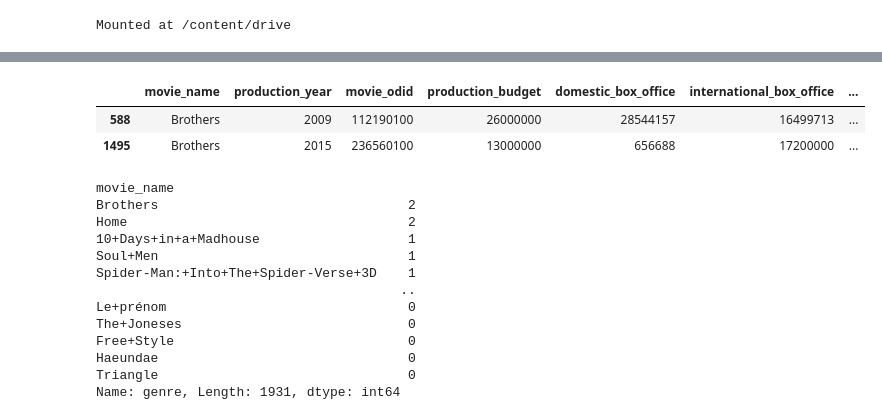
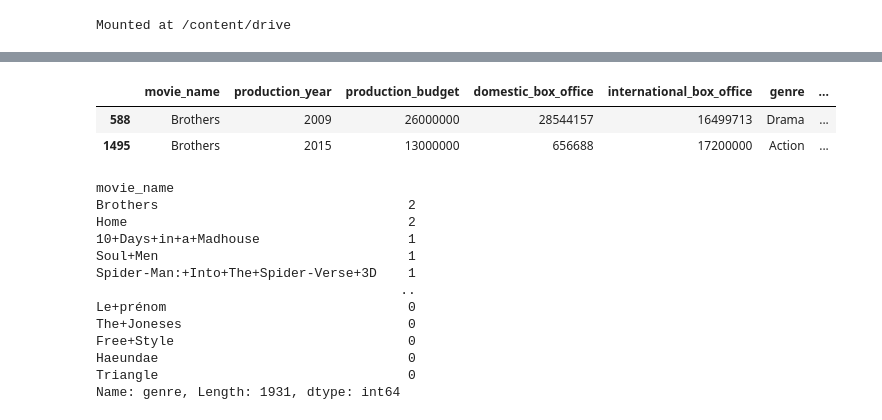
Before and after one commit to 1234567980/Project-Test, a Jupyter notebook: data_extraction.ipynb, the cells around one changed output, grey strips where cells are left out. Drawn from its saved outputs; the diff is of its cells as text; code cells hidden in the pictures.

```diff
--- a/data_extraction.ipynb
+++ b/data_extraction.ipynb
@@ -17,4 +17,5 @@ import pandas as pd
 csv_path = '/content/drive/My Drive/Colab Notebooks/CSC413/Final Project/MovieData.csv'
 md_df = pd.read_csv(csv_path)
 md_df['movie_name'] = md_df['movie_name'].str.replace(" ", "+")
+md_df_2 = md_df[['movie_name', 'production_year', 'production_budget', 'domestic_box_office', 'international_box_office', 'genre', 'running_time']]
 # Dataset is now stored in a Pandas Dataframe
@@ -41,7 +31,7 @@ md_df
 # %%
-md_df.loc[md_df['movie_name'] == 'Brothers']
+md_df_2.loc[md_df['movie_name'] == 'Brothers']
 # %% [output]
-|  | movie_name | production_year | movie_odid | production_budget | domestic_box_office | international_box_office | ... |
-| 588 | Brothers | 2009 | 112190100 | 26000000 | 28544157 | 16499713 | ... |
-| 1495 | Brothers | 2015 | 236560100 | 13000000 | 656688 | 17200000 | ... |
+|  | movie_name | production_year | production_budget | domestic_box_office | international_box_office | genre | ... |
+| 588 | Brothers | 2009 | 26000000 | 28544157 | 16499713 | Drama | ... |
+| 1495 | Brothers | 2015 | 13000000 | 656688 | 17200000 | Action | ... |
 # %%
```
Also changed, not shown: parts of 11 cells of this notebook.
